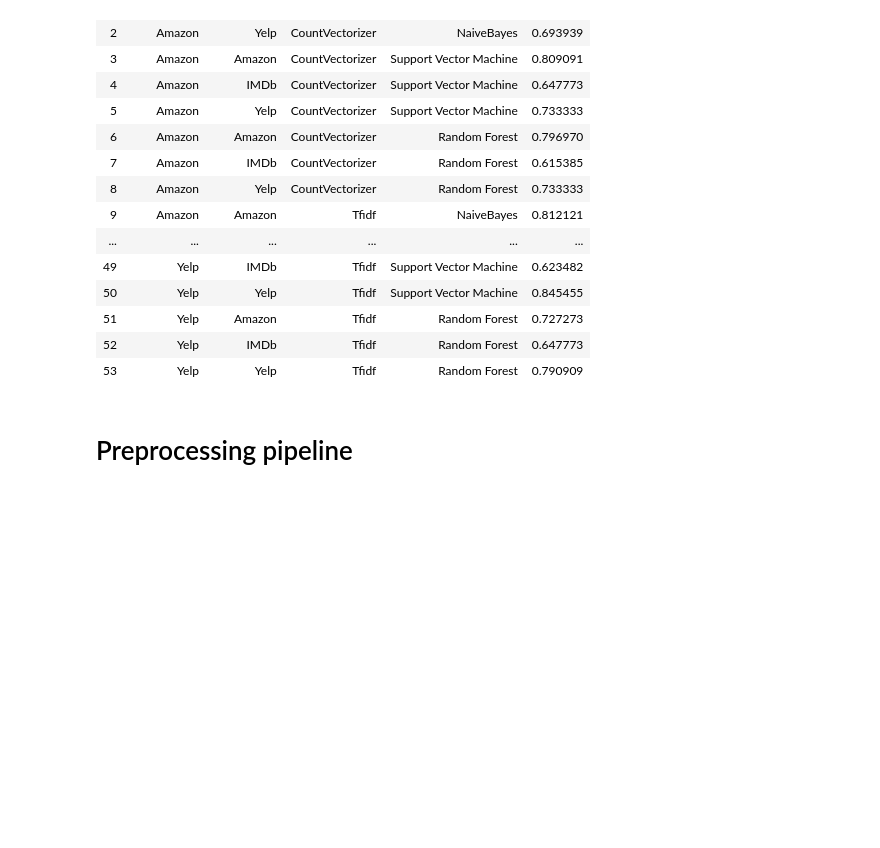
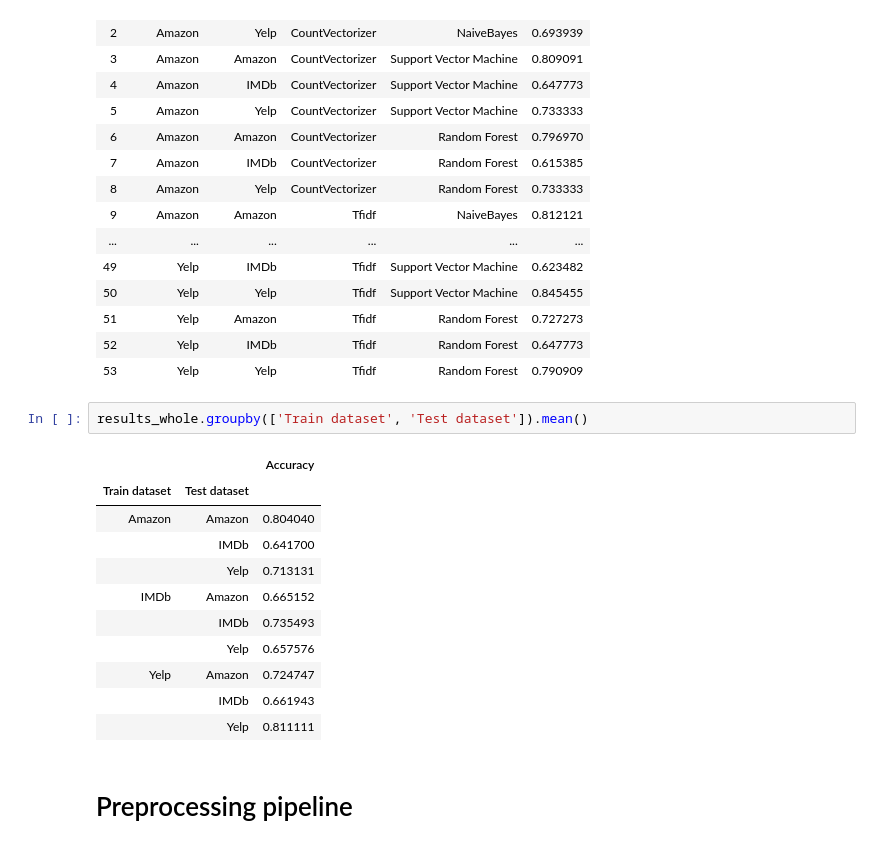
Before and after one commit to greghvk/eksploracja_danych_projekt, a Jupyter notebook: Eksploracja_projekt.ipynb, the cells around one changed output. Cells and saved outputs as stored; diff of their text form; blank space fills up the shorter version.

```diff
--- a/Eksploracja_projekt.ipynb
+++ b/Eksploracja_projekt.ipynb
@@ -274,6 +298,20 @@ results_whole
 | 51 | Yelp | Amazon | Tfidf | Random Forest | 0.727273 |
 | 52 | Yelp | IMDb | Tfidf | Random Forest | 0.647773 |
 | 53 | Yelp | Yelp | Tfidf | Random Forest | 0.790909 |
+# %%
+results_whole.groupby(['Train dataset', 'Test dataset']).mean()
+# %% [output]
+|  |  | Accuracy |
+| Train dataset | Test dataset |  |
+| Amazon | Amazon | 0.804040 |
+|  | IMDb | 0.641700 |
+|  | Yelp | 0.713131 |
+| IMDb | Amazon | 0.665152 |
+|  | IMDb | 0.735493 |
+|  | Yelp | 0.657576 |
+| Yelp | Amazon | 0.724747 |
+|  | IMDb | 0.661943 |
+|  | Yelp | 0.811111 |
 # %% [markdown]
 # Preprocessing pipeline
 # %%
```
Also changed, not shown: parts of 2 cells of this notebook.
